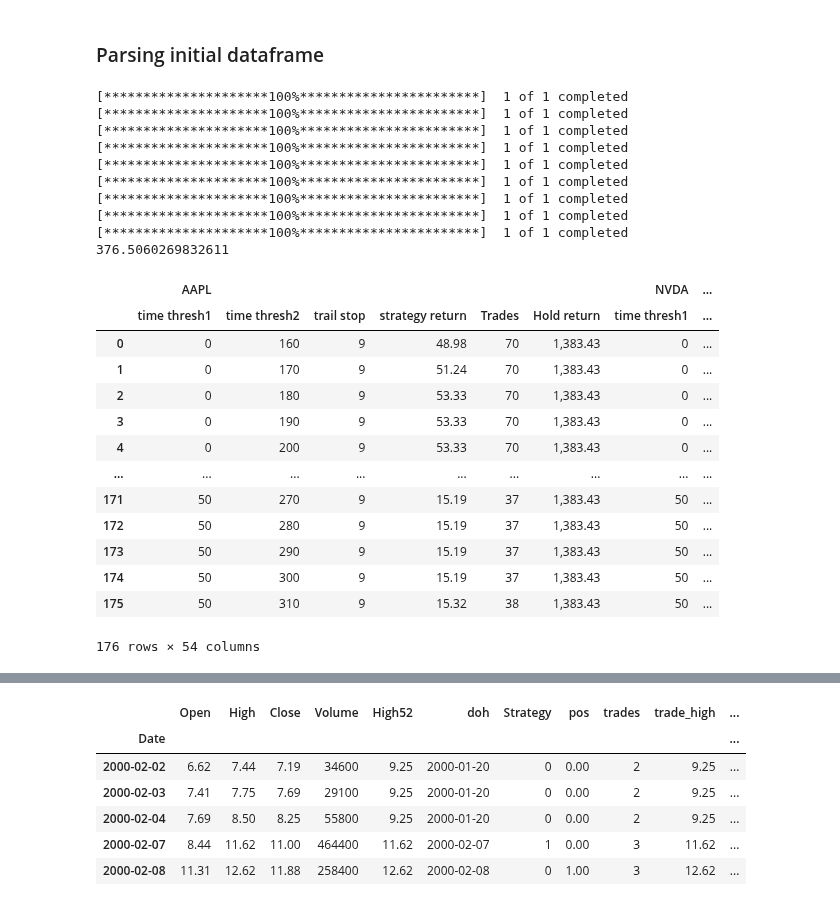
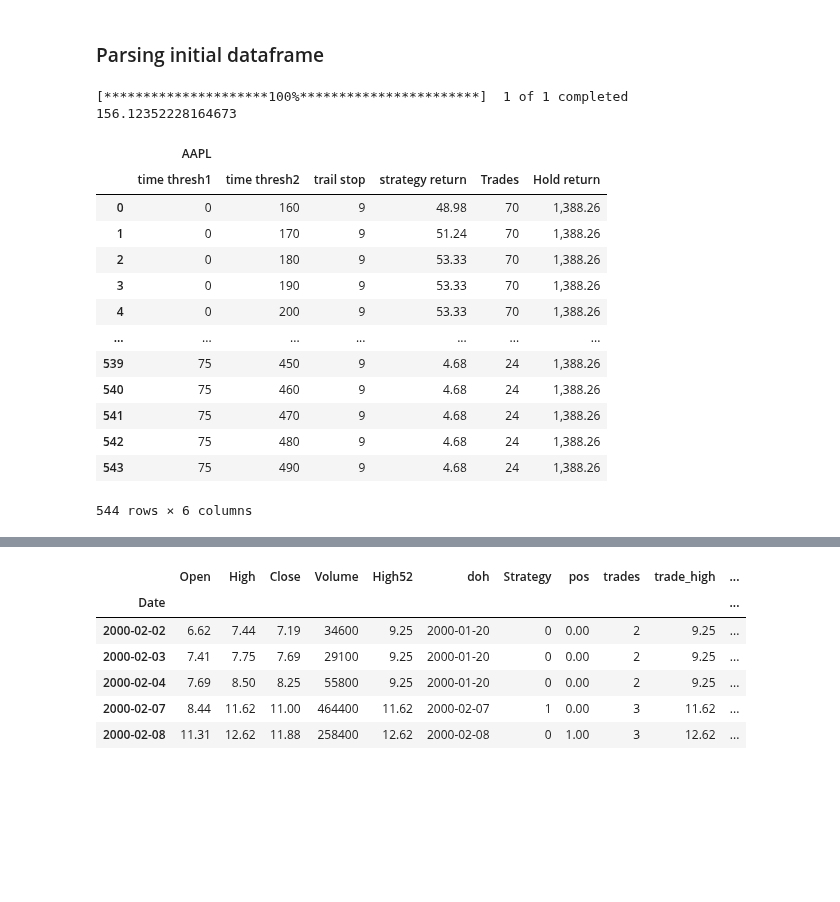
Before and after one commit to Idanq1/Stocks-Strategies, a Jupyter notebook: 52 week/Back testing.ipynb, the cells around one changed output, grey strips where cells are left out. Saved outputs shown, nothing was run; the diff lists cells and outputs as text; code cells hidden in the pictures; blank space fills up the shorter version.

```diff
--- a/52 week/Back testing.ipynb
+++ b/52 week/Back testing.ipynb
@@ -69,11 +69,12 @@ def strategy(parsed_data, t_tresh1=75, t_thresh2=200, trail_stop=5):
     df["trades"] = (df["Strategy"] == 1).cumsum()
     trades_df = {grp: df_grp for grp, df_grp in df.groupby("trades")}
     conc_tmp_df = pd.DataFrame()
-
+    # trades = []
     for key, tmp_df in trades_df.items():
         tmp_df["trade_high"] = tmp_df["High"].cummax()
         sell_cond = (((tmp_df["trade_high"] - tmp_df["Close"]) / tmp_df["trade_high"]) * 100) > trail_stop
         tmp_df.loc[sell_cond, "Strategy"] = -1
+        # trades.append(tmp_df)
         conc_tmp_df = pd.concat([conc_tmp_df, tmp_df])
     df = conc_tmp_df.copy()
 
@@ -86,4 +87,12 @@ def strategy(parsed_data, t_tresh1=75, t_thresh2=200, trail_stop=5):
     df.loc[(df["pos"] == 0) & (df["Strategy"] == -1), "Strategy"] = 0
     df.loc[(df["pos"] == 1) & (df["Strategy"] == 1), "Strategy"] = 0
     df["trades"] = (df["Strategy"] == 1).cumsum()
-    return df
+
+    # Sim
+    df["Day profit"] = df["pos"] * (np.log(df["Close"]/(df["Close"].shift())))
+    df["Hold"] = np.log(df["Close"]/(df["Close"].shift()))
+    df["sReturn"] = df["Day profit"].cumsum().apply(np.exp)
+    df["hReturn"] = df["Hold"].cumsum().apply(np.exp)
+    trades = {grp: df_grp for grp, df_grp in df.groupby("trades")}.items()
+
+    return df, trades
@@ -105,64 +105,55 @@ def optimizer(ticker, time_thresh1, time_thresh2, trail_stop):
     results = pd.DataFrame(columns=["time thresh1", "time thresh2", "trail stop", "strategy return", "Trades", "Hold return"])
     for tt1 in time_thresh1:
         for tt2 in time_thresh2:
             for trs in trail_stop:
-                strat_df = strategy(parsed, tt1, tt2, trs)
-                res = sim(strat_df)
+                res, _ = strategy(parsed, tt1, tt2, trs)
                 retrn = res["sReturn"][-1]
                 hold_r = res["hReturn"][-1]
                 trades = res["trades"][-1]
                 new_row = pd.DataFrame({"time thresh1": [tt1], "time thresh2": [tt2], "trail stop": [trs], "strategy return": [retrn], "Trades": [trades], "Hold return": [hold_r]})
                 results = pd.concat([results, new_row], ignore_index=True)
     return results
 
 
-time_thresh1 = range(0, 55, 5)
-time_thresh2 = range(160, 320, 10)
-# trail_stop = range(1, 10, 2)
-trail_stop = [9]
+time_thresh1 = range(0, 80, 5)
+time_thresh2 = range(160, 500, 10)
+trail_stop = range(1, 10, 2)
+# trail_stop = [9]
 # time_thresh1 = range(70, 80, 5)
 # time_thresh2 = range(100, 200, 60)
 # trail_stop = range(1, 10, 2)
 
 # tickers = ["IBM", "GE", "KO", "JNJ", "PG", "XOM", "BA", "F", "GM", "T", "VZ", "PFE", "MRK", "DD", "PEP", "CVX", "WMT", "CL", "MCD", "MMM", "CAT", "JCI", "ABT", "KMB", "BMY", "AXP", "INTC", "CSCO", "CVX"]
-# tickers = ["SILC"]
-tickers = ["AAPL", "NVDA", "IBM", "TSLA", "GOOG", "F", "GM", "META", "NFLX"]
+tickers = ["AAPL"]
+# tickers = ["AAPL", "NVDA", "IBM", "TSLA", "GOOG", "F", "GM", "META", "NFLX"]
 
 s = time.time()
 mult_opt = pd.DataFrame()
 for ticker in tickers:
     opt = optimizer(ticker, time_thresh1, time_thresh2, trail_stop)
     # opt = opt.add_prefix(f"{ticker}_")
     opt.columns = pd.MultiIndex.from_product([[ticker], opt.columns])
     mult_opt = pd.concat([mult_opt, opt], axis=1, ignore_index=False)
 
 print(time.time() - s)
 mult_opt
 # %% [output]
 [*********************100%***********************]  1 of 1 completed
-[*********************100%***********************]  1 of 1 completed
-[*********************100%***********************]  1 of 1 completed
-[*********************100%***********************]  1 of 1 completed
-[*********************100%***********************]  1 of 1 completed
-[*********************100%***********************]  1 of 1 completed
-[*********************100%***********************]  1 of 1 completed
-[*********************100%***********************]  1 of 1 completed
-[*********************100%***********************]  1 of 1 completed
-376.5060269832611
+156.12352228164673
-|  | AAPL |  |  |  |  |  | NVDA | ... |
-|  | time thresh1 | time thresh2 | trail stop | strategy return | Trades | Hold return | time thresh1 | ... |
-| 0 | 0 | 160 | 9 | 48.98 | 70 | 1,383.43 | 0 | ... |
-| 1 | 0 | 170 | 9 | 51.24 | 70 | 1,383.43 | 0 | ... |
-| 2 | 0 | 180 | 9 | 53.33 | 70 | 1,383.43 | 0 | ... |
-| 3 | 0 | 190 | 9 | 53.33 | 70 | 1,383.43 | 0 | ... |
-| 4 | 0 | 200 | 9 | 53.33 | 70 | 1,383.43 | 0 | ... |
-| ... | ... | ... | ... | ... | ... | ... | ... | ... |
-| 171 | 50 | 270 | 9 | 15.19 | 37 | 1,383.43 | 50 | ... |
-| 172 | 50 | 280 | 9 | 15.19 | 37 | 1,383.43 | 50 | ... |
-| 173 | 50 | 290 | 9 | 15.19 | 37 | 1,383.43 | 50 | ... |
-| 174 | 50 | 300 | 9 | 15.19 | 37 | 1,383.43 | 50 | ... |
-| 175 | 50 | 310 | 9 | 15.32 | 38 | 1,383.43 | 50 | ... |
+|  | AAPL |  |  |  |  |  |
+|  | time thresh1 | time thresh2 | trail stop | strategy return | Trades | Hold return |
+| 0 | 0 | 160 | 9 | 48.98 | 70 | 1,388.26 |
+| 1 | 0 | 170 | 9 | 51.24 | 70 | 1,388.26 |
+| 2 | 0 | 180 | 9 | 53.33 | 70 | 1,388.26 |
+| 3 | 0 | 190 | 9 | 53.33 | 70 | 1,388.26 |
+| 4 | 0 | 200 | 9 | 53.33 | 70 | 1,388.26 |
+| ... | ... | ... | ... | ... | ... | ... |
+| 539 | 75 | 450 | 9 | 4.68 | 24 | 1,388.26 |
+| 540 | 75 | 460 | 9 | 4.68 | 24 | 1,388.26 |
+| 541 | 75 | 470 | 9 | 4.68 | 24 | 1,388.26 |
+| 542 | 75 | 480 | 9 | 4.68 | 24 | 1,388.26 |
+| 543 | 75 | 490 | 9 | 4.68 | 24 | 1,388.26 |
-176 rows × 54 columns
+544 rows × 6 columns
 # %%
 data = get_data("AAPL")
 data_cop = data.copy()
```
Also changed, not shown: parts of 9 cells of this notebook.
